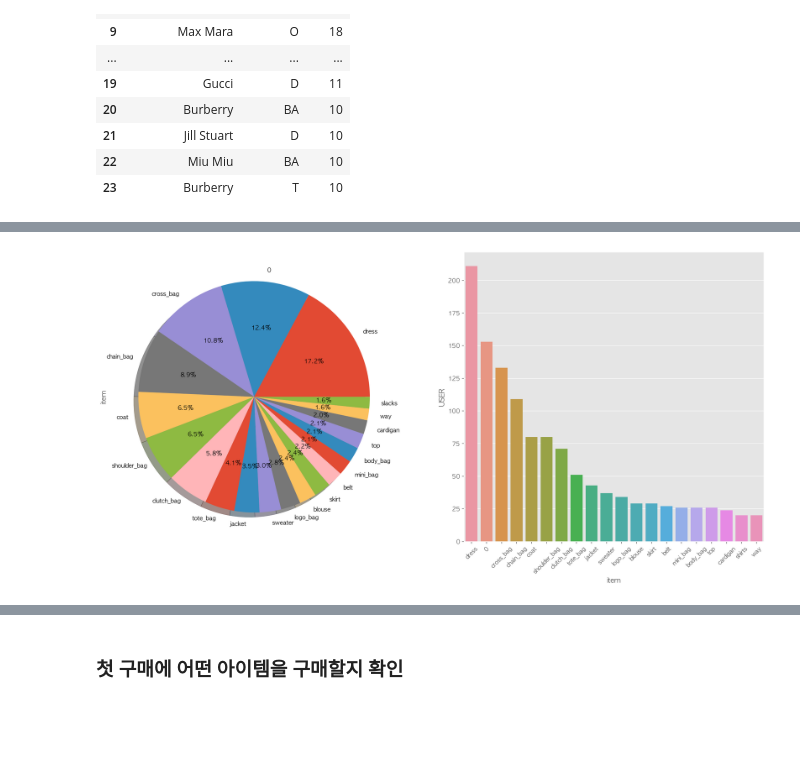
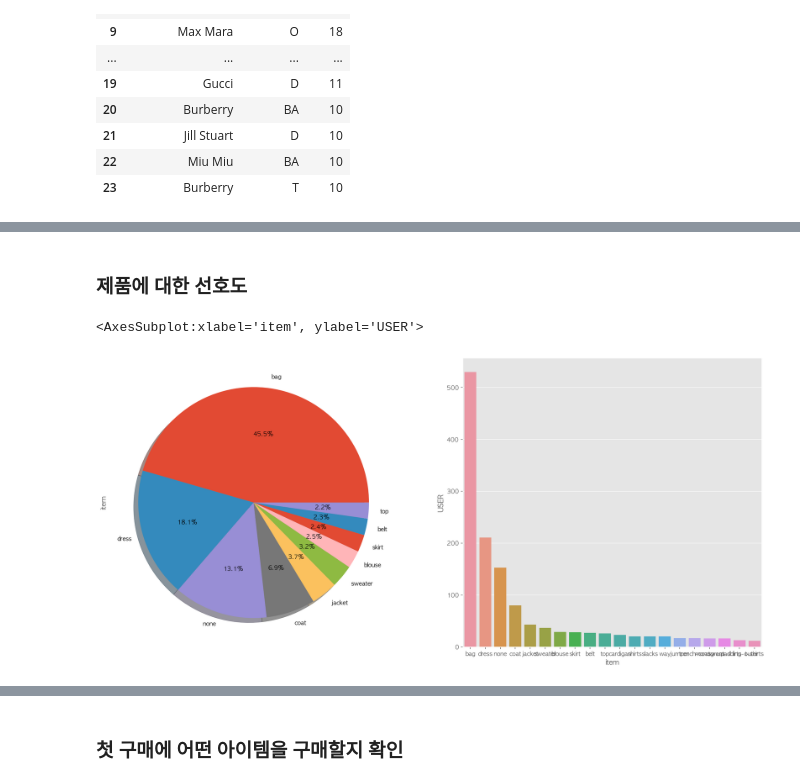
Before and after one commit to ilikeinow12/team2_wanted_onboarding, a Jupyter notebook: Project_no.3/Project3_draft.ipynb, the cells around one changed output, grey strips where cells are left out. Cells and saved outputs as stored; diff of their text form; code cells hidden in the pictures; blank space fills up the shorter version.

```diff
--- a/Project_no.3/Project3_draft.ipynb
+++ b/Project_no.3/Project3_draft.ipynb
@@ -237,7 +364,7 @@ color_list = ['beige','black','blue','pink','navy','ivory',
              'nude','burgundy','grey','red',
             'skyblue', 'gold','mint','green','yellow',
              'collar','charcoal',' khaki','orange','lavender','mustard',
-             'wine','salmon','multi','rainbow','bluegreen','black&beige',
+             'wine','salmon','rainbow','bluegreen','black&beige',
              'olive']
 
 for i in color_list:
@@ -269,0 +405,14 @@ sns.barplot(data=color, x='color', y='USER', ax=ax[1])
+# %%
+# 아이템 카테고리별 색상 선호도
+list = data['sub_type'].value_counts().index
+
+for i in list:
+    f, ax = plt.subplots(1, 2, figsize = (18,8))
+
+    data[data['sub_type']==i]['color'].value_counts()[:10].plot.pie(autopct = '%1.1f%%',shadow = False, ax=ax[0])
+    data[data['sub_type']==i]['color'].value_counts()[:10].plot(kind='bar', ax=ax[1])
+
+    ax[0].set_title("%s의 color 선호도"%i, fontsize = 15)
+    ax[1].set_title("%s의 color별 count"%i, fontsize = 15)
+
+    plt.show()
@@ -270,5 +426,7 @@ sns.barplot(data=color, x='color', y='USER', ax=ax[1])
+# %% [markdown]
+### 제품에 대한 선호도
 # %%
-data['item'] = 0
+data['item'] = 'none'
 
 def item_exit(item):
     for i in range(len(data)):
@@ -294,29 +452,29 @@ for i in item_list:
 # 중복 처리
 for i in range(len(data)):
     if ('shoulder' in data['component'][i]):
-       data['item'].iloc[i] = 'shoulder_bag'
+       data['item'].iloc[i] = 'bag'
     if ('clutch' in data['component'][i]):
-       data['item'].iloc[i] = 'clutch_bag'
+       data['item'].iloc[i] = 'bag'
     if ('mini' in data['component'][i]):
-       data['item'].iloc[i] = 'mini_bag'
+       data['item'].iloc[i] = 'bag'
     if ('logo' in data['component'][i]):
-       data['item'].iloc[i] = 'logo_bag'
+       data['item'].iloc[i] = 'bag'
     if ('tote' in data['component'][i]):
-       data['item'].iloc[i] = 'tote_bag'
+       data['item'].iloc[i] = 'bag'
     if ('cross' in data['component'][i]):
-       data['item'].iloc[i] = 'cross_bag'
+       data['item'].iloc[i] = 'bag'
     if ('chain' in data['component'][i]):
-       data['item'].iloc[i] = 'chain_bag'
+       data['item'].iloc[i] = 'bag'
     if ('body' in data['component'][i]):
-       data['item'].iloc[i] = 'body_bag'
+       data['item'].iloc[i] = 'bag'
 # %%
 item = data.groupby('item').count()['USER'].sort_values(ascending=False)[:20].reset_index()
 # %%
+# 전체 아이템에 대한 제품 선호도
 f, ax = plt.subplots(1,2, figsize = (20,9))
 
-data['item'].value_counts()[:20].plot.pie(autopct = '%1.1f%%',shadow = True, ax=ax[0])
+data['item'].value_counts()[:10].plot.pie(autopct = '%1.1f%%',shadow = True, ax=ax[0])
 sns.barplot(data=item, x='item', y='USER', ax=ax[1])
-plt.xticks(rotation = 45)
-plt.show()
 # %% [output]
+<AxesSubplot:xlabel='item', ylabel='USER'>
-[figure, old version]
+[figure, new version]
```
Also changed, not shown: parts of 45 cells of this notebook.
